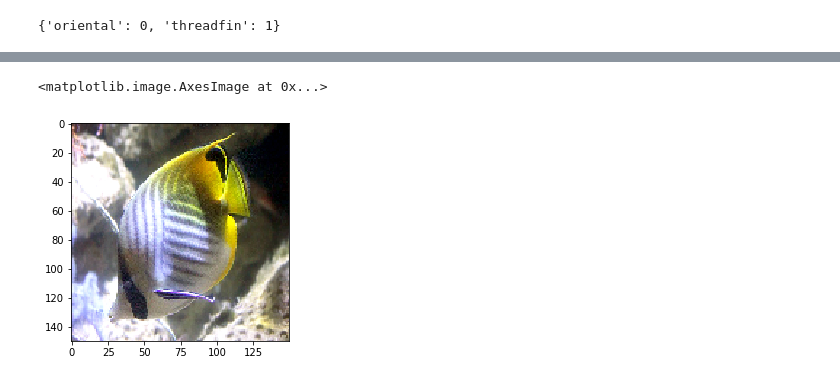
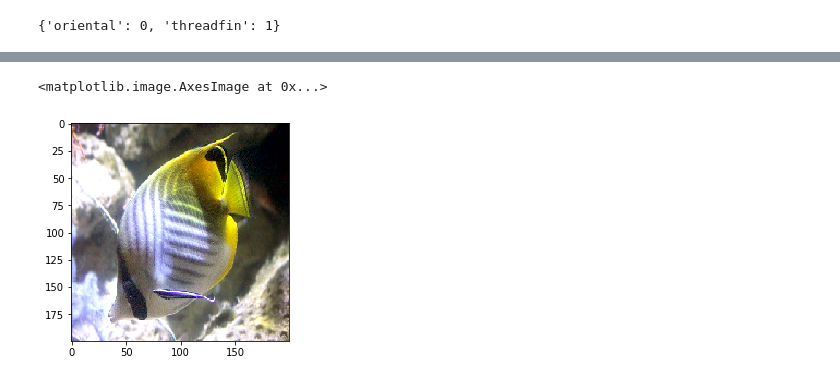
Before and after one commit to mizukiono/cnn_tutorial, a Jupyter notebook: butterflyfish/bfish_simplecnn.ipynb, the cells around one changed output, grey strips where cells are left out. Saved outputs shown, nothing was run; the diff lists cells and outputs as text; code cells hidden in the pictures.

Commit message:
make image size bigger

```diff
--- a/butterflyfish/bfish_simplecnn.ipynb
+++ b/butterflyfish/bfish_simplecnn.ipynb
@@ -99,9 +100,9 @@ plt.show()
 # %%
-img = load_img("../data/originaldata/test.jpg", target_size=(150, 150))
+img = load_img("../data/originaldata/test.jpg", target_size=(200, 200))
 plt.imshow(img)
 # %% [output]
 <matplotlib.image.AxesImage at 0x...>
-[figure, old version]
+[figure, new version]
 # %%
 array = img_to_array(img)
 array /= 255
```
Also changed, not shown: parts of 11 cells of this notebook, 4 other files.
